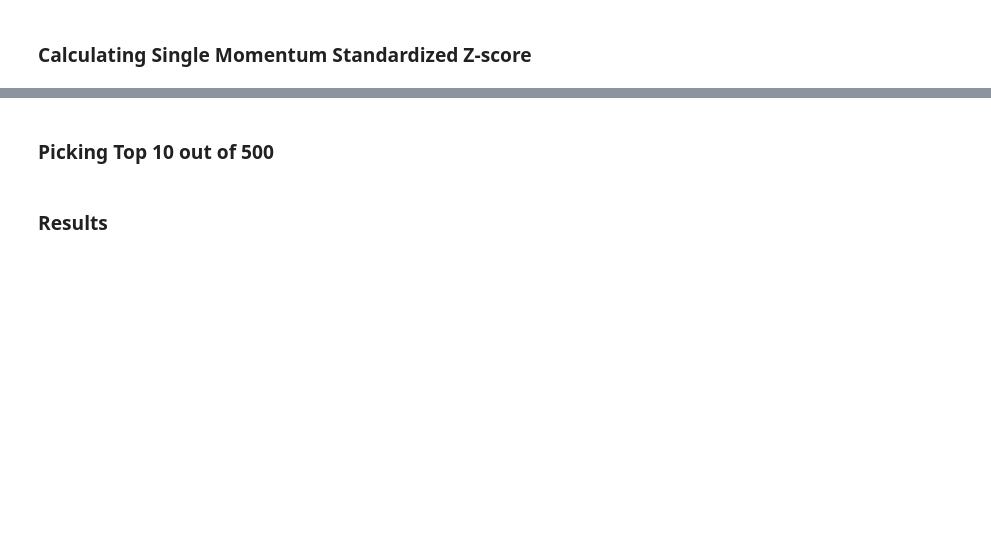
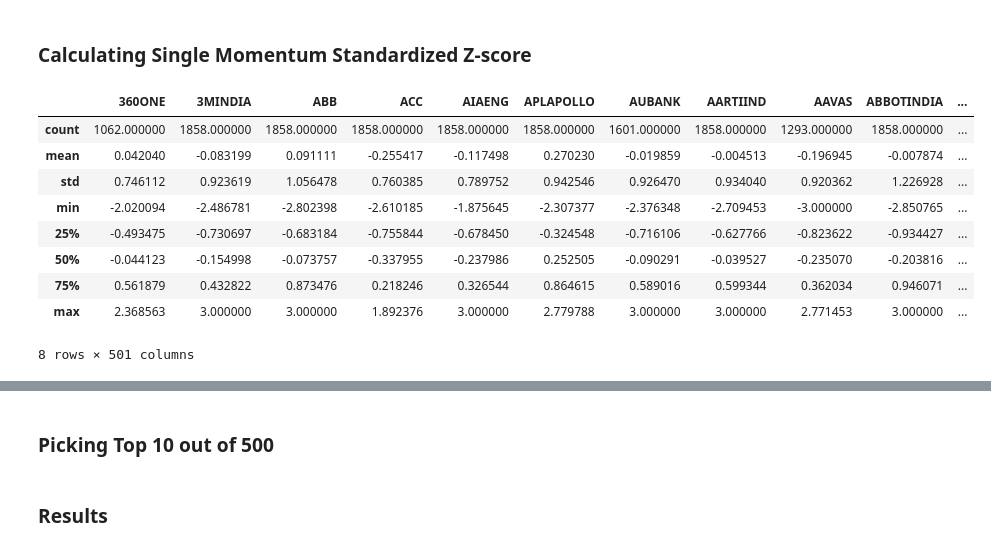
Before and after one commit to priyanshuJain-32/msci_implementation, a Jupyter notebook: main.ipynb, the cells around one changed output, grey strips where cells are left out. Cells and saved outputs as stored; diff of their text form; code cells hidden in the pictures; blank space fills up the shorter version.

```diff
--- a/main.ipynb
+++ b/main.ipynb
@@ -320,0 +370,14 @@ sms_zscore(sp_ohlcv, window=3*52, tickers=sp_tickers)
+# %%
+# Check if Winsorized or not
+C_zscore_nf.describe()
+# %% [output]
+|  | 360ONE | 3MINDIA | ABB | ACC | AIAENG | APLAPOLLO | AUBANK | AARTIIND | AAVAS | ABBOTINDIA | ... |
+| count | 1062.000000 | 1858.000000 | 1858.000000 | 1858.000000 | 1858.000000 | 1858.000000 | 1601.000000 | 1858.000000 | 1293.000000 | 1858.000000 | ... |
+| mean | 0.042040 | -0.083199 | 0.091111 | -0.255417 | -0.117498 | 0.270230 | -0.019859 | -0.004513 | -0.196945 | -0.007874 | ... |
+| std | 0.746112 | 0.923619 | 1.056478 | 0.760385 | 0.789752 | 0.942546 | 0.926470 | 0.934040 | 0.920362 | 1.226928 | ... |
+| min | -2.020094 | -2.486781 | -2.802398 | -2.610185 | -1.875645 | -2.307377 | -2.376348 | -2.709453 | -3.000000 | -2.850765 | ... |
+| 25% | -0.493475 | -0.730697 | -0.683184 | -0.755844 | -0.678450 | -0.324548 | -0.716106 | -0.627766 | -0.823622 | -0.934427 | ... |
+| 50% | -0.044123 | -0.154998 | -0.073757 | -0.337955 | -0.237986 | 0.252505 | -0.090291 | -0.039527 | -0.235070 | -0.203816 | ... |
+| 75% | 0.561879 | 0.432822 | 0.873476 | 0.218246 | 0.326544 | 0.864615 | 0.589016 | 0.599344 | 0.362034 | 0.946071 | ... |
+| max | 2.368563 | 3.000000 | 3.000000 | 1.892376 | 3.000000 | 2.779788 | 3.000000 | 3.000000 | 2.771453 | 3.000000 | ... |
+8 rows × 501 columns
```
Also changed, not shown: parts of 25 cells of this notebook, 1 other file.
